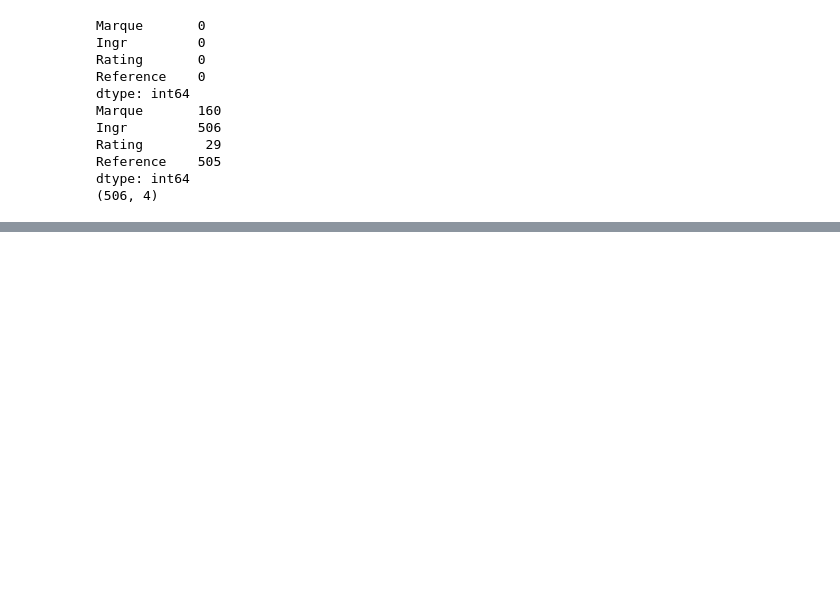
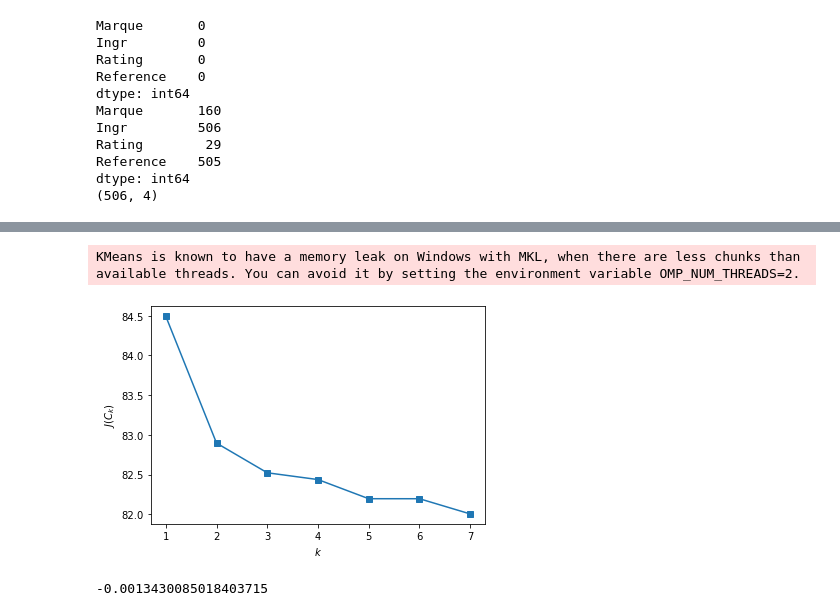
Before and after one commit to Sykzen/FRAGRAI, a Jupyter notebook: FRAGRAI.ipynb, the cells around one changed output, grey strips where cells are left out. Drawn from its saved outputs; the diff is of its cells as text; code cells hidden in the pictures; blank space fills up the shorter version.

```diff
--- a/FRAGRAI.ipynb
+++ b/FRAGRAI.ipynb
@@ -116,0 +247,6 @@ df
+# %%
+# I want to add some more plots, therefore I will drop "labels" column for now.
+# I store X dataframe in output variable.
+output = X
+X = X.drop(["Labels"] , 1)
+output
@@ -116,0 +268,16 @@ df
+# %%
+#On checkout nos valeurs inertia
+inertia = []  # liste d'inertia
+for k in range(1, 8):  # on choisi la range 1-8
+    kmeans = KMeans(n_clusters=k, random_state=1).fit(X)
+    inertia.append(np.sqrt(kmeans.inertia_))
+# %% [output]
+KMeans is known to have a memory leak on Windows with MKL, when there are less chunks than available threads. You can avoid it by setting the environment variable OMP_NUM_THREADS=2.
+# %%
+# Plot les k valeurs avec inertia
+
+plt.plot(range(1, 8), inertia, marker='s');
+plt.xlabel('$k$')
+plt.ylabel('$J(C_k)$');
+# %% [output]
+[figure, added]
@@ -116,0 +298,4 @@ df
+# %%
+silhouette_avg
+# %% [output]
+-0.0013430085018403715
```
Also changed, not shown: parts of 27 cells of this notebook.
